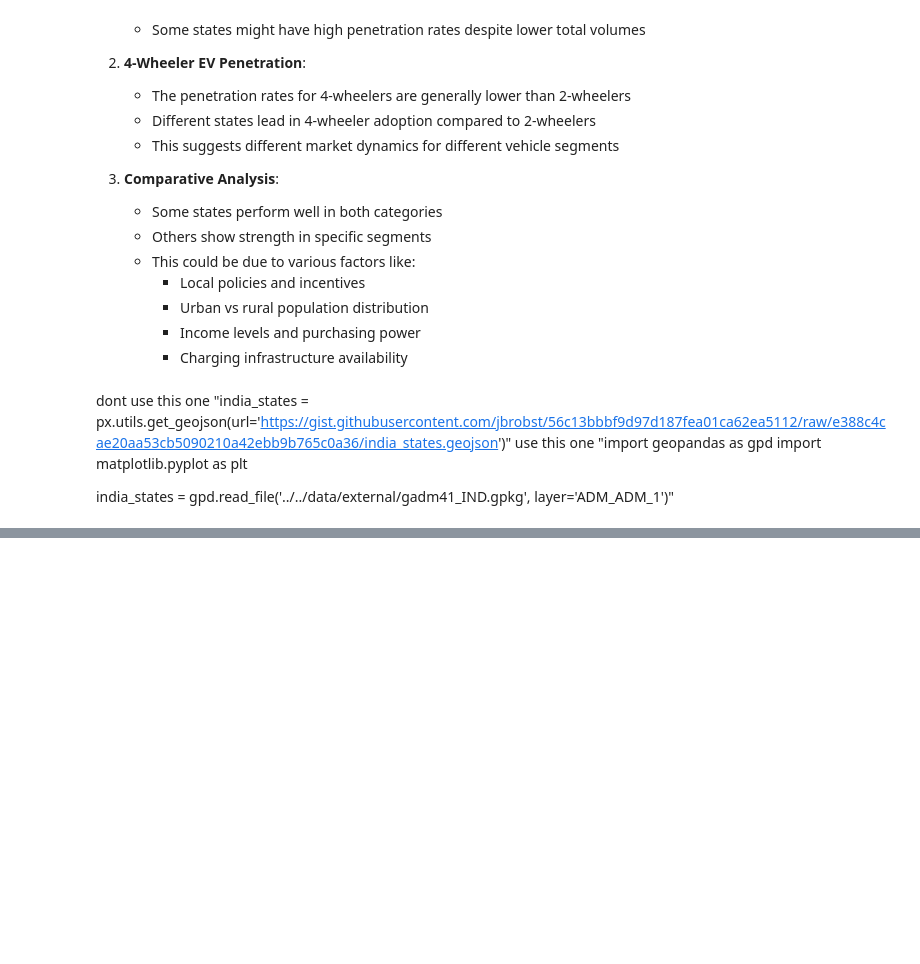
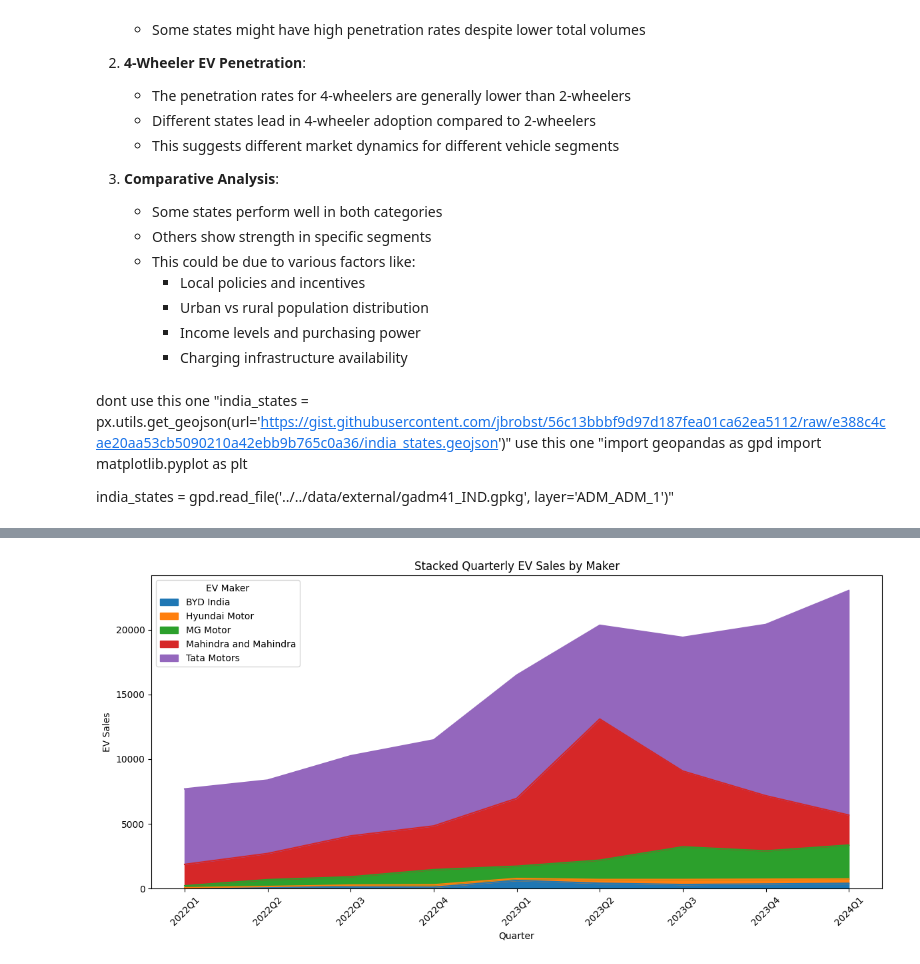
Before and after one commit to sadiqhasanrupani/ev-analysis, a Jupyter notebook: notebooks/research/3_research_question_analysis.ipynb, the cells around one changed output, grey strips where cells are left out. Drawn from its saved outputs; the diff is of its cells as text; code cells hidden in the pictures; blank space fills up the shorter version.

```diff
--- a/notebooks/research/3_research_question_analysis.ipynb
+++ b/notebooks/research/3_research_question_analysis.ipynb
@@ -567,0 +692,12 @@ plot_ev_penetration_map(
+# %%
+pivot_df = grouped_df.pivot(index='quarter', columns='maker', values='ev_sales').fillna(0)
+
+pivot_df.plot(kind='area', stacked=True, figsize=(12, 6))
+plt.title("Stacked Quarterly EV Sales by Maker")
+plt.xlabel("Quarter")
+plt.ylabel("EV Sales")
+plt.xticks(rotation=45)
+plt.legend(title="EV Maker")
+plt.tight_layout()
+# %% [output]
+[figure, added]
```
Also changed, not shown: parts of 66 cells of this notebook, 6 other files.
